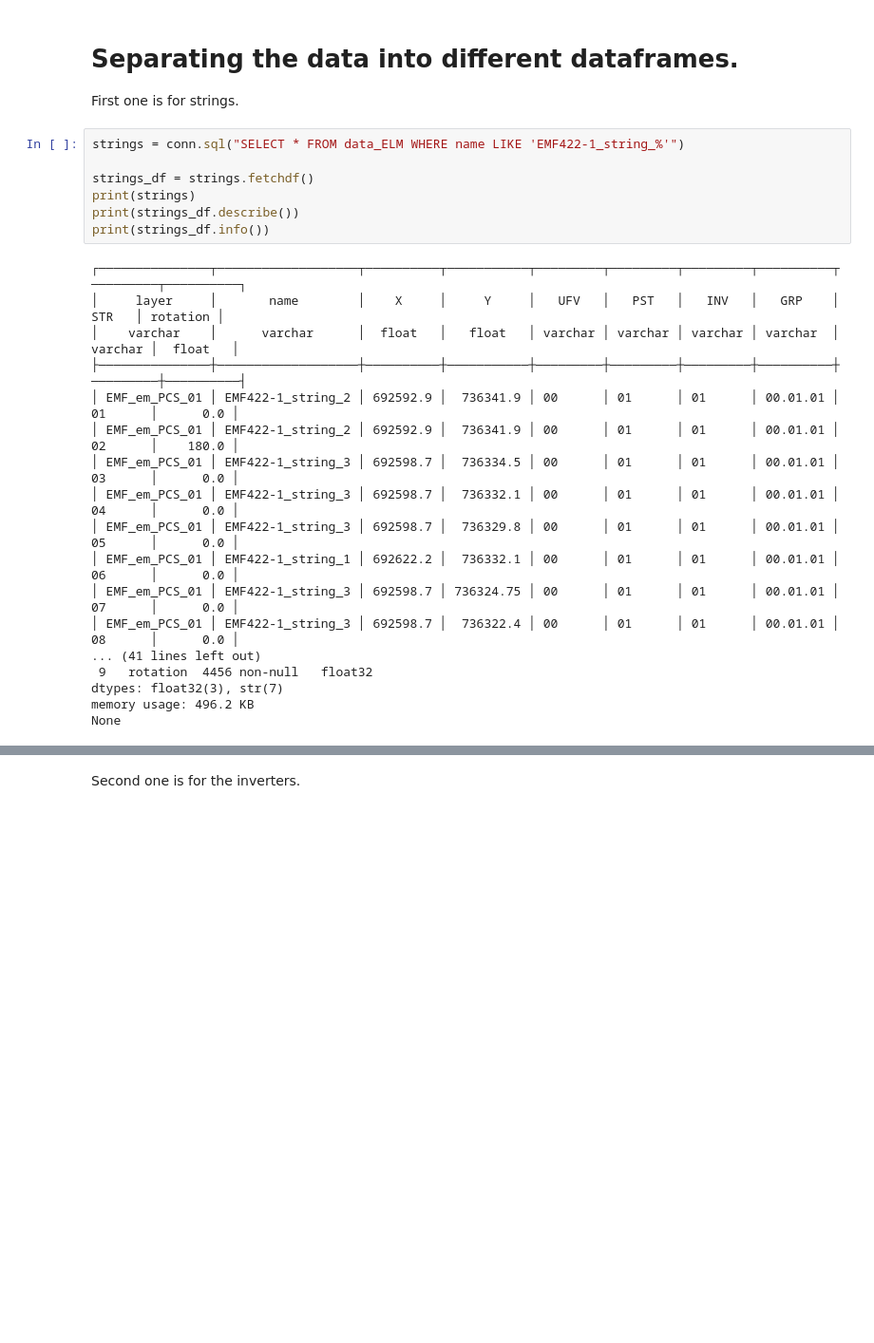
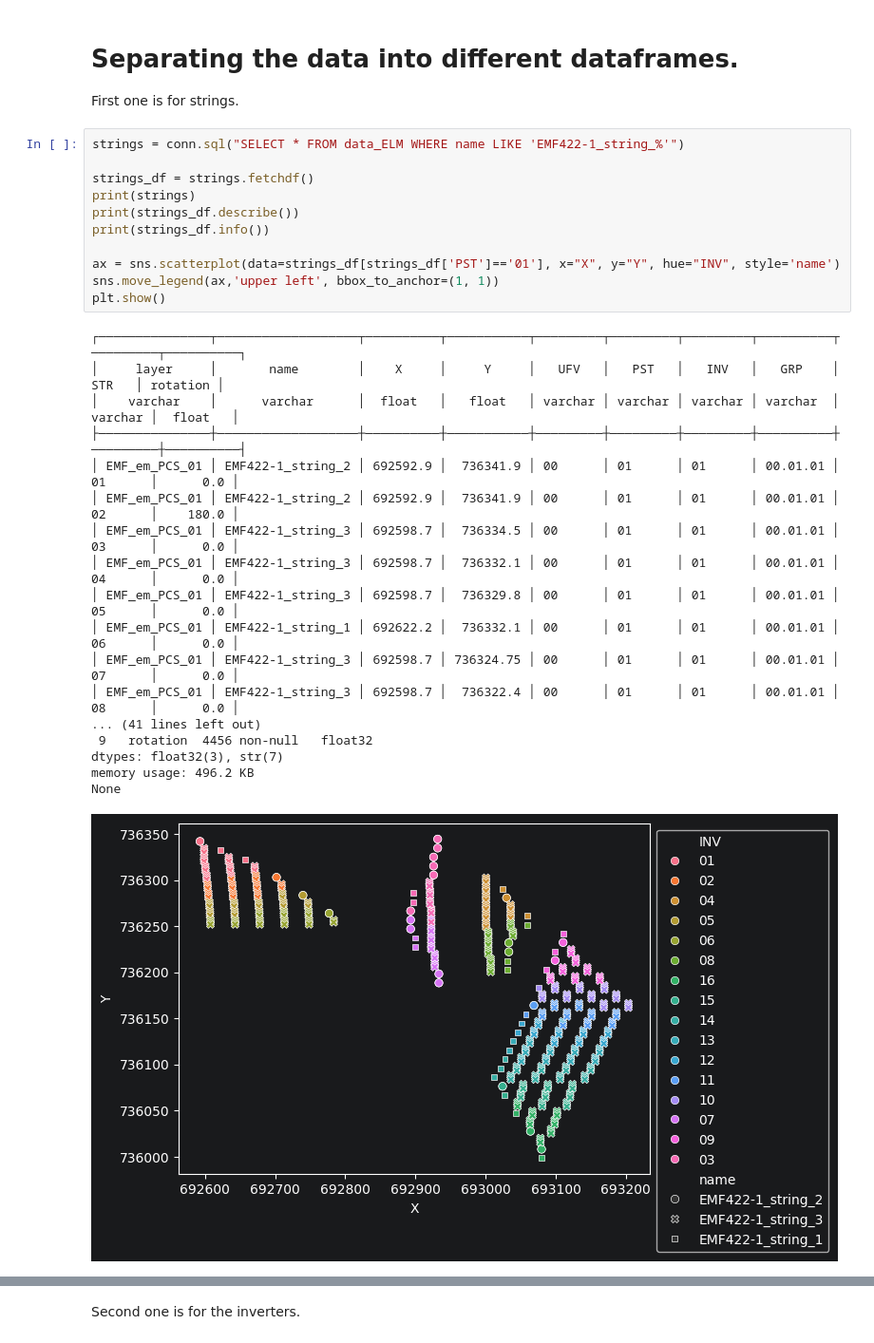
Before and after one commit to RafaelParanhos/Solar_Energy_Framework, a Jupyter notebook: Structure DC - Toolestown.ipynb, the cells around one changed output, grey strips where cells are left out. Shown at 95% size. Drawn from its saved outputs; the diff is of its cells as text; blank space fills up the shorter version.

Commit message:
feat(graphs): Add graphs to visualize structures and inverters on geographic coordinates.

```diff
--- a/Structure DC - Toolestown.ipynb
+++ b/Structure DC - Toolestown.ipynb
@@ -81,25 +84,30 @@ First one is for strings.
 # %%
 strings = conn.sql("SELECT * FROM data_ELM WHERE name LIKE 'EMF422-1_string_%'")
 
 strings_df = strings.fetchdf()
 print(strings)
 print(strings_df.describe())
 print(strings_df.info())
+
+ax = sns.scatterplot(data=strings_df[strings_df['PST']=='01'], x="X", y="Y", hue="INV", style='name')
+sns.move_legend(ax,'upper left', bbox_to_anchor=(1, 1))
+plt.show()
 # %% [output]
 ┌───────────────┬───────────────────┬──────────┬───────────┬─────────┬─────────┬─────────┬──────────┬─────────┬──────────┐
 │     layer     │       name        │    X     │     Y     │   UFV   │   PST   │   INV   │   GRP    │   STR   │ rotation │
 │    varchar    │      varchar      │  float   │   float   │ varchar │ varchar │ varchar │ varchar  │ varchar │  float   │
 ├───────────────┼───────────────────┼──────────┼───────────┼─────────┼─────────┼─────────┼──────────┼─────────┼──────────┤
 │ EMF_em_PCS_01 │ EMF422-1_string_2 │ 692592.9 │  736341.9 │ 00      │ 01      │ 01      │ 00.01.01 │ 01      │      0.0 │
 │ EMF_em_PCS_01 │ EMF422-1_string_2 │ 692592.9 │  736341.9 │ 00      │ 01      │ 01      │ 00.01.01 │ 02      │    180.0 │
 │ EMF_em_PCS_01 │ EMF422-1_string_3 │ 692598.7 │  736334.5 │ 00      │ 01      │ 01      │ 00.01.01 │ 03      │      0.0 │
 │ EMF_em_PCS_01 │ EMF422-1_string_3 │ 692598.7 │  736332.1 │ 00      │ 01      │ 01      │ 00.01.01 │ 04      │      0.0 │
 │ EMF_em_PCS_01 │ EMF422-1_string_3 │ 692598.7 │  736329.8 │ 00      │ 01      │ 01      │ 00.01.01 │ 05      │      0.0 │
 │ EMF_em_PCS_01 │ EMF422-1_string_1 │ 692622.2 │  736332.1 │ 00      │ 01      │ 01      │ 00.01.01 │ 06      │      0.0 │
 │ EMF_em_PCS_01 │ EMF422-1_string_3 │ 692598.7 │ 736324.75 │ 00      │ 01      │ 01      │ 00.01.01 │ 07      │      0.0 │
 │ EMF_em_PCS_01 │ EMF422-1_string_3 │ 692598.7 │  736322.4 │ 00      │ 01      │ 01      │ 00.01.01 │ 08      │      0.0 │
 ... (41 lines left out)
  9   rotation  4456 non-null   float32
 dtypes: float32(3), str(7)
 memory usage: 496.2 KB
 None
+[figure, added]
```
Also changed, not shown: parts of 7 cells of this notebook.
